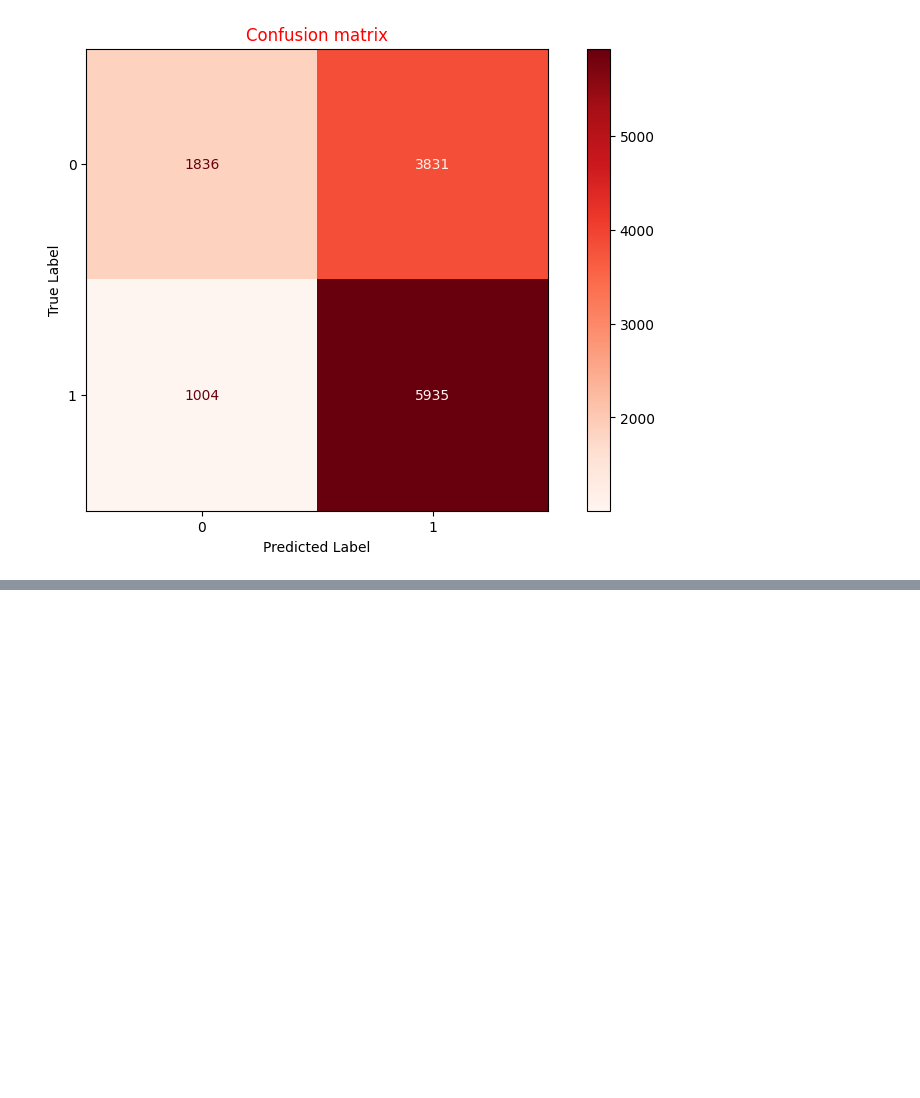
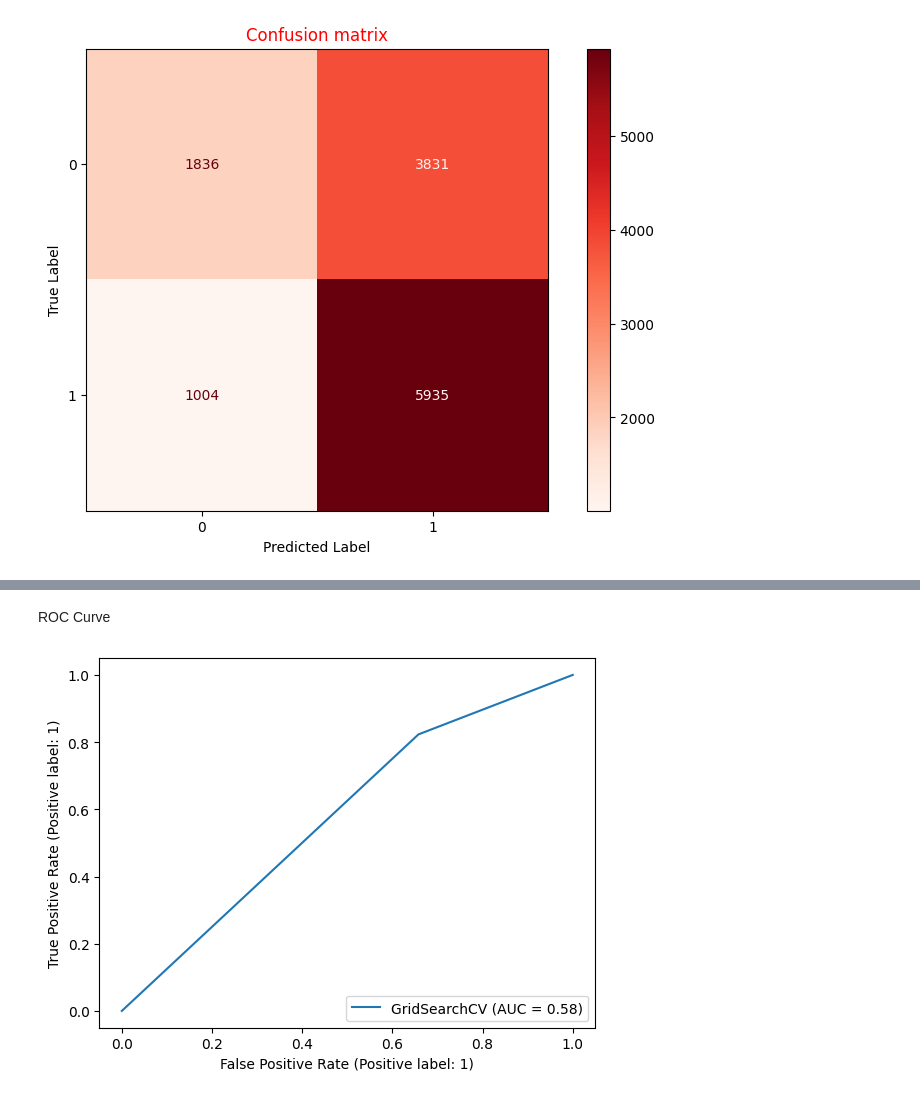
Before and after one commit to rejsafranko/Predicting-NBA-Shots, a Jupyter notebook: notebooks/model_performance_analysis.ipynb, the cells around one changed output, grey strips where cells are left out. Cells and saved outputs as stored; diff of their text form; code cells hidden in the pictures; blank space fills up the shorter version.

```diff
--- a/notebooks/model_performance_analysis.ipynb
+++ b/notebooks/model_performance_analysis.ipynb
@@ -525,0 +610,6 @@ plt.gcf().set_size_inches(10,6)
+# %% [markdown]
+ROC Curve
+# %%
+RocCurveDisplay.from_estimator(model, test_data["features"], test_data["labels"]);
+# %% [output]
+[figure, added]
```
Also changed, not shown: parts of 30 cells of this notebook, 6 other files.
